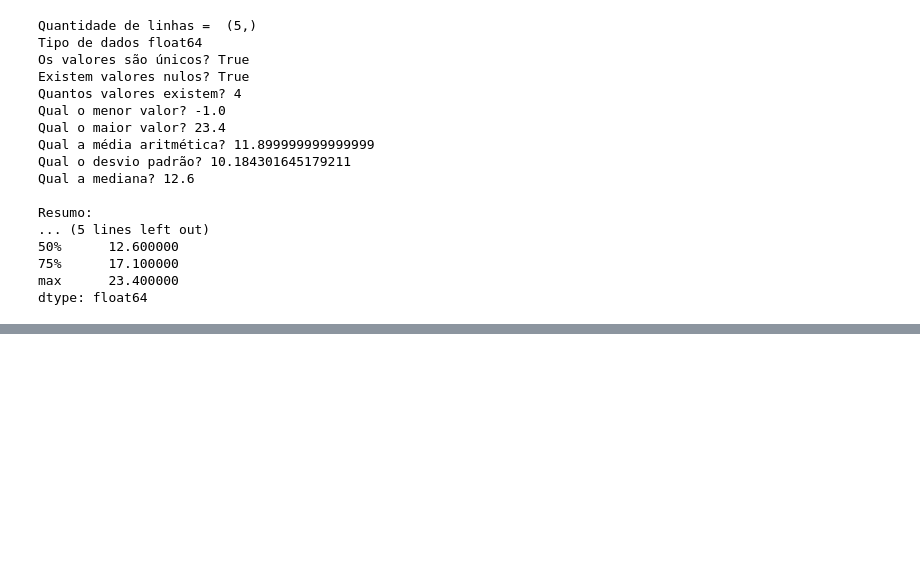
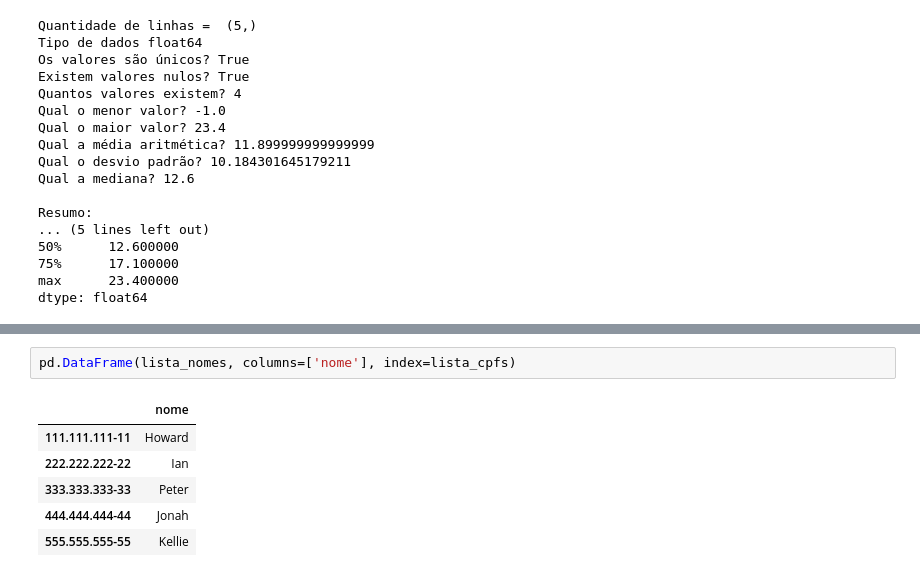
Before and after one commit to zzleozz100/linguagem-de-programacao, a Jupyter notebook: aulas.ipynb, the cells around one changed output, grey strips where cells are left out. Drawn from its saved outputs; the diff is of its cells as text; blank space fills up the shorter version.

```diff
--- a/aulas.ipynb
+++ b/aulas.ipynb
@@ -1178,0 +1195,9 @@ dtype: float64
+# %%
+pd.DataFrame(lista_nomes, columns=['nome'], index=lista_cpfs)
+# %% [output]
+|  | nome |
+| 111.111.111-11 | Howard |
+| 222.222.222-22 | Ian |
+| 333.333.333-33 | Peter |
+| 444.444.444-44 | Jonah |
+| 555.555.555-55 | Kellie |
```
Also changed, not shown: parts of 4 cells of this notebook.
